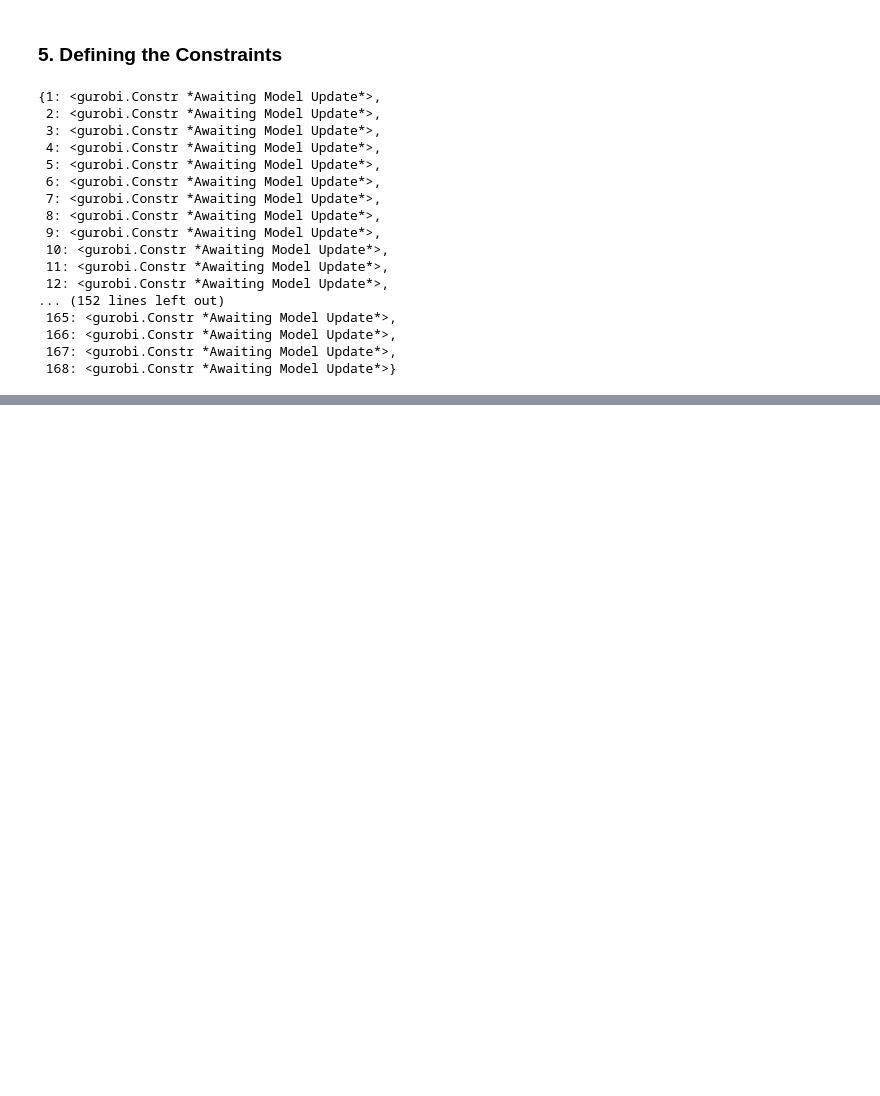
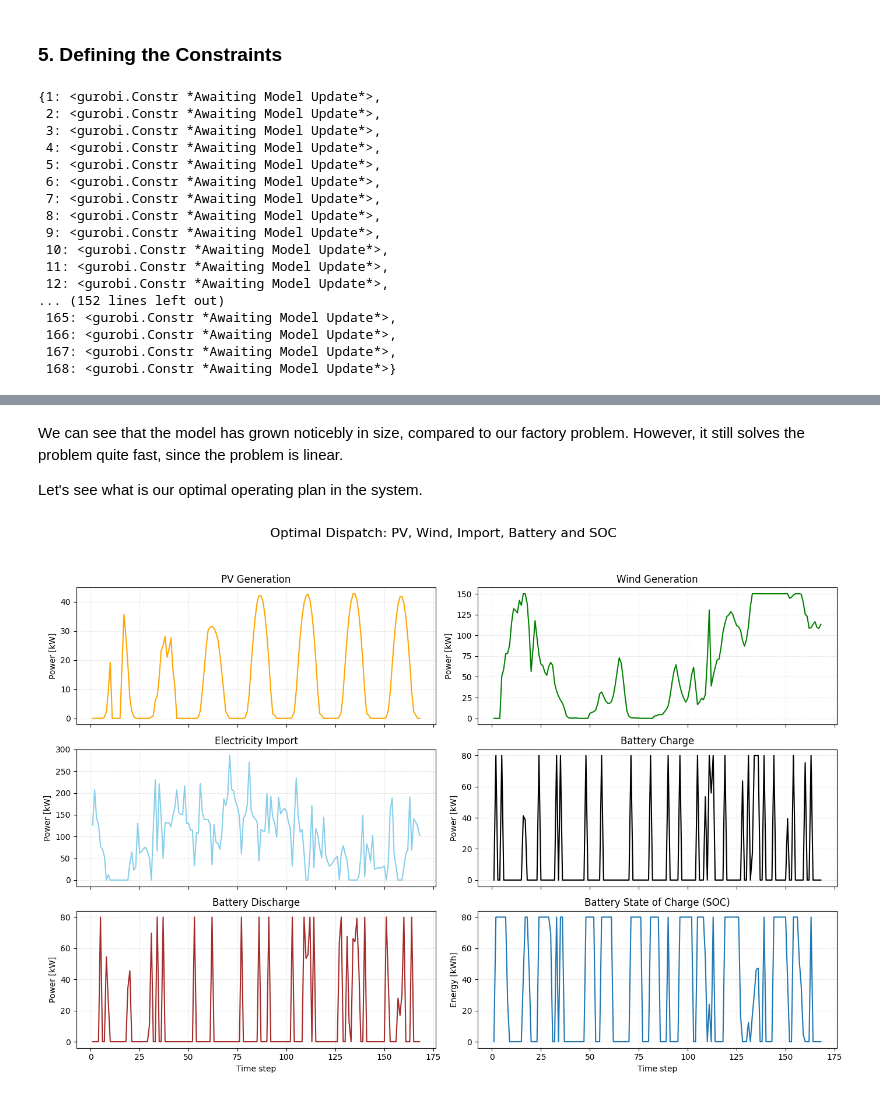
Before and after one commit to rezfa/Supply_Chain_Analytics_2026, a Jupyter notebook: 01_Optimization.ipynb, the cells around one changed output, grey strips where cells are left out. Cells and saved outputs as stored; diff of their text form; code cells hidden in the pictures; blank space fills up the shorter version.

```diff
--- a/01_Optimization.ipynb
+++ b/01_Optimization.ipynb
@@ -520,0 +553,52 @@ Optimal objective  1.031020652e+06
+# %% [markdown]
+We can see that the model has grown noticebly in size, compared to our factory problem. However, it still solves the problem quite fast, since the problem is linear.
+
+Let's see what is our optimal operating plan in the system.
+# %%
+fig, axs = plt.subplots(3, 2, figsize=(14, 10), sharex=True)
+fig.suptitle("Optimal Dispatch: PV, Wind, Import, Battery and SOC", fontsize=16)
+
+time = results.index
+
+# 1) PV generation
+axs[0, 0].plot(time, results["PV_Generation"], color='orange')
+axs[0, 0].set_title("PV Generation")
+axs[0, 0].set_ylabel("Power [kW]")
+axs[0, 0].grid(True, linestyle="--", alpha=0.3)
+
+# 2) Wind generation
+axs[0, 1].plot(time, results["Wind_Generation"], color='green')
+axs[0, 1].set_title("Wind Generation")
+axs[0, 1].set_ylabel("Power [kW]")
+axs[0, 1].grid(True, linestyle="--", alpha=0.3)
+
+# 3) Electricity import
+axs[1, 0].plot(time, results["Electricity_Import"], color='skyblue')
+axs[1, 0].set_title("Electricity Import")
+axs[1, 0].set_ylabel("Power [kW]")
+axs[1, 0].grid(True, linestyle="--", alpha=0.3)
+
+# 4) Battery charge
+axs[1, 1].plot(time, results["Battery_Charge"], color='black')
+axs[1, 1].set_title("Battery Charge")
+axs[1, 1].set_ylabel("Power [kW]")
+axs[1, 1].grid(True, linestyle="--", alpha=0.3)
+
+# 5) Battery discharge
+axs[2, 0].plot(time, results["Battery_Discharge"], color='brown')
+axs[2, 0].set_title("Battery Discharge")
+axs[2, 0].set_ylabel("Power [kW]")
+axs[2, 0].set_xlabel("Time step")
+axs[2, 0].grid(True, linestyle="--", alpha=0.3)
+
+# 6) State of charge
+axs[2, 1].plot(time, results["Battery_SOC"])
+axs[2, 1].set_title("Battery State of Charge (SOC)")
+axs[2, 1].set_ylabel("Energy [kWh]")
+axs[2, 1].set_xlabel("Time step")
+axs[2, 1].grid(True, linestyle="--", alpha=0.3)
+
+plt.tight_layout(rect=[0, 0.03, 1, 0.95])  # leave space for main title
+plt.show()
+# %% [output]
+[figure, added]
```
Also changed, not shown: parts of 4 cells of this notebook.
